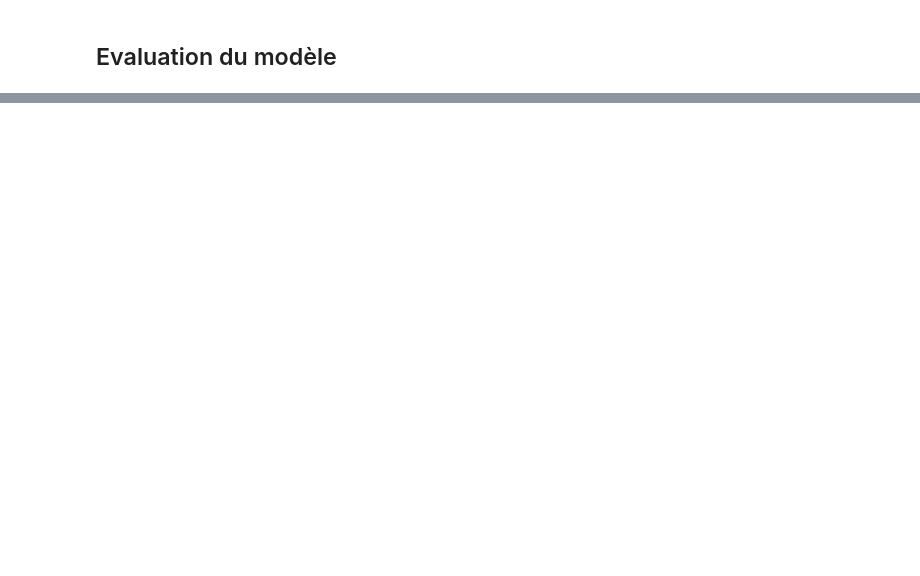
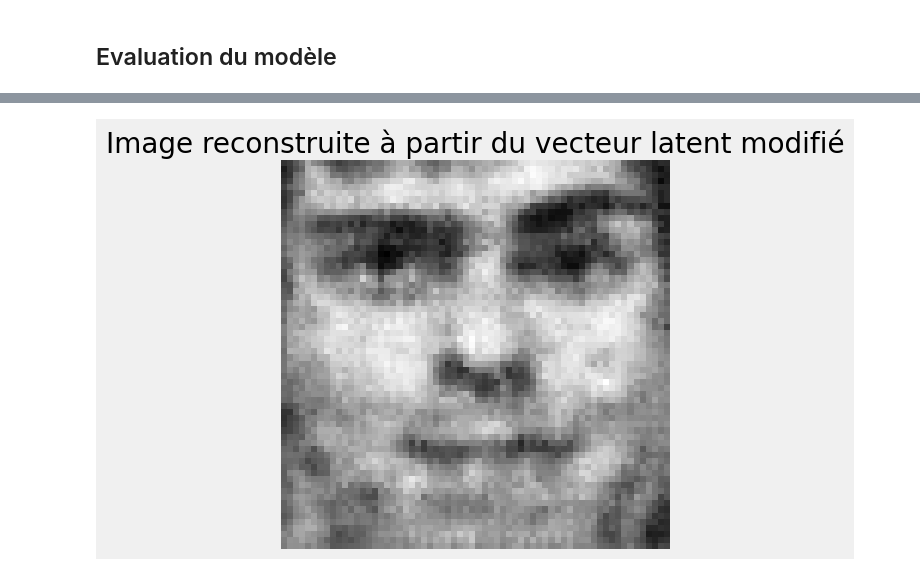
Before and after one commit to Picus303/FaceTidieux, a Jupyter notebook: Autoencodeur_1.ipynb, the cells around one changed output, grey strips where cells are left out. Drawn from its saved outputs; the diff is of its cells as text; code cells hidden in the pictures; blank space fills up the shorter version.

Commit message:
tests_algo_genetique

```diff
--- a/Autoencodeur_1.ipynb
+++ b/Autoencodeur_1.ipynb
@@ -177,0 +236,8 @@ Test Loss: 0.003649
+# %%
+# Modification aléatoire du vecteur latent :
+
+modification = torch.randn_like(latent_vector) * 0.5  # Petite perturbation aléatoire pour tests
+latent_modified = latent_vector + modification
+
+#print("Vecteur latent initial :", latent_vector)
+#print("Vecteur latent modifié :", latent_modified)
@@ -177,0 +258,14 @@ Test Loss: 0.003649
+# %%
+# Reconstruction de l'image (à partir du vecteur latent modifié):
+
+with torch.no_grad():
+    reconstructed_image = model.decoder(latent_modified)  # Reconstruction
+
+reconstructed_image = reconstructed_image.view(64, 64).cpu().numpy()  # Remettre en forme
+
+plt.imshow(reconstructed_image, cmap="gray")
+plt.title("Image reconstruite à partir du vecteur latent modifié")
+plt.axis("off")
+plt.show()
+# %% [output]
+[figure, added]
```
Also changed, not shown: parts of 18 cells of this notebook, 1 other file.
